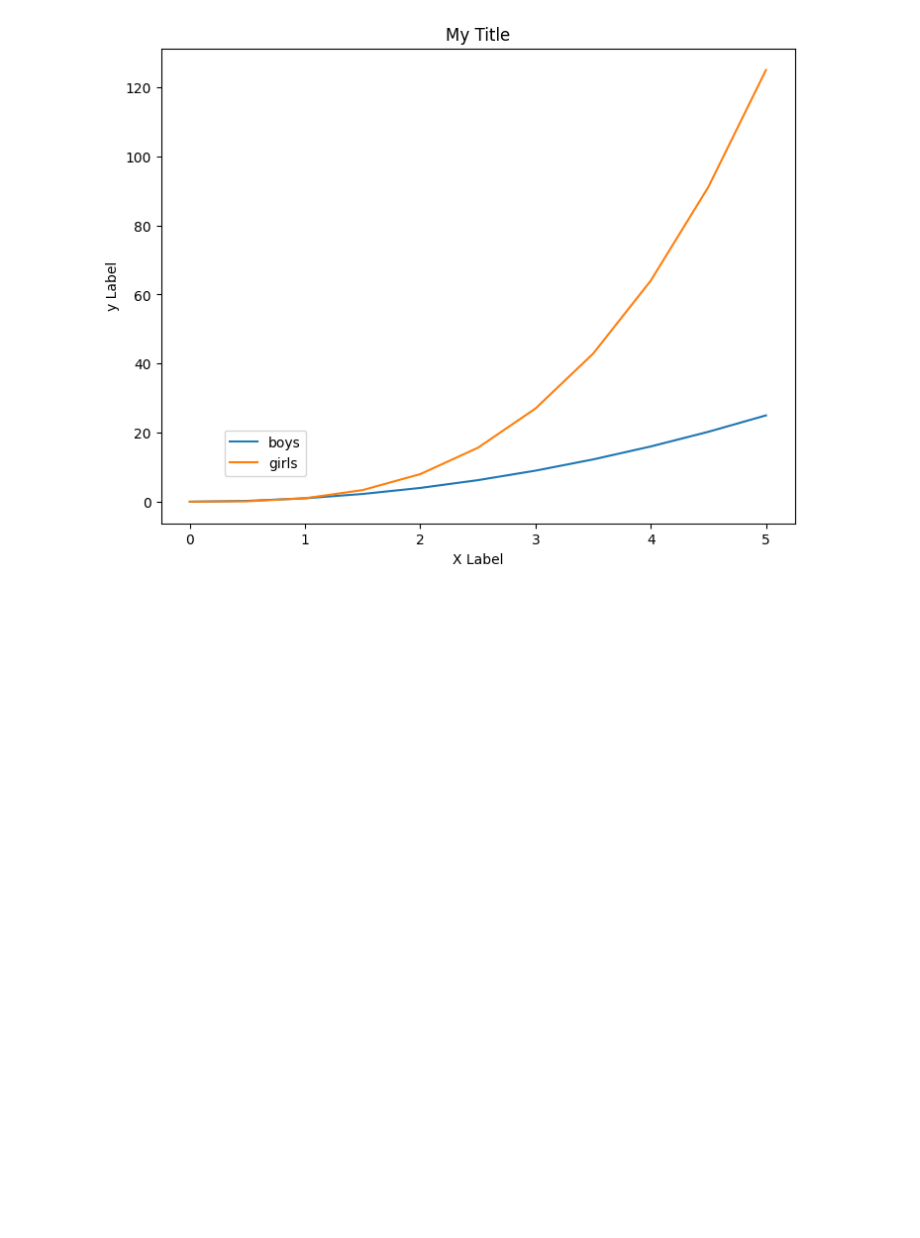
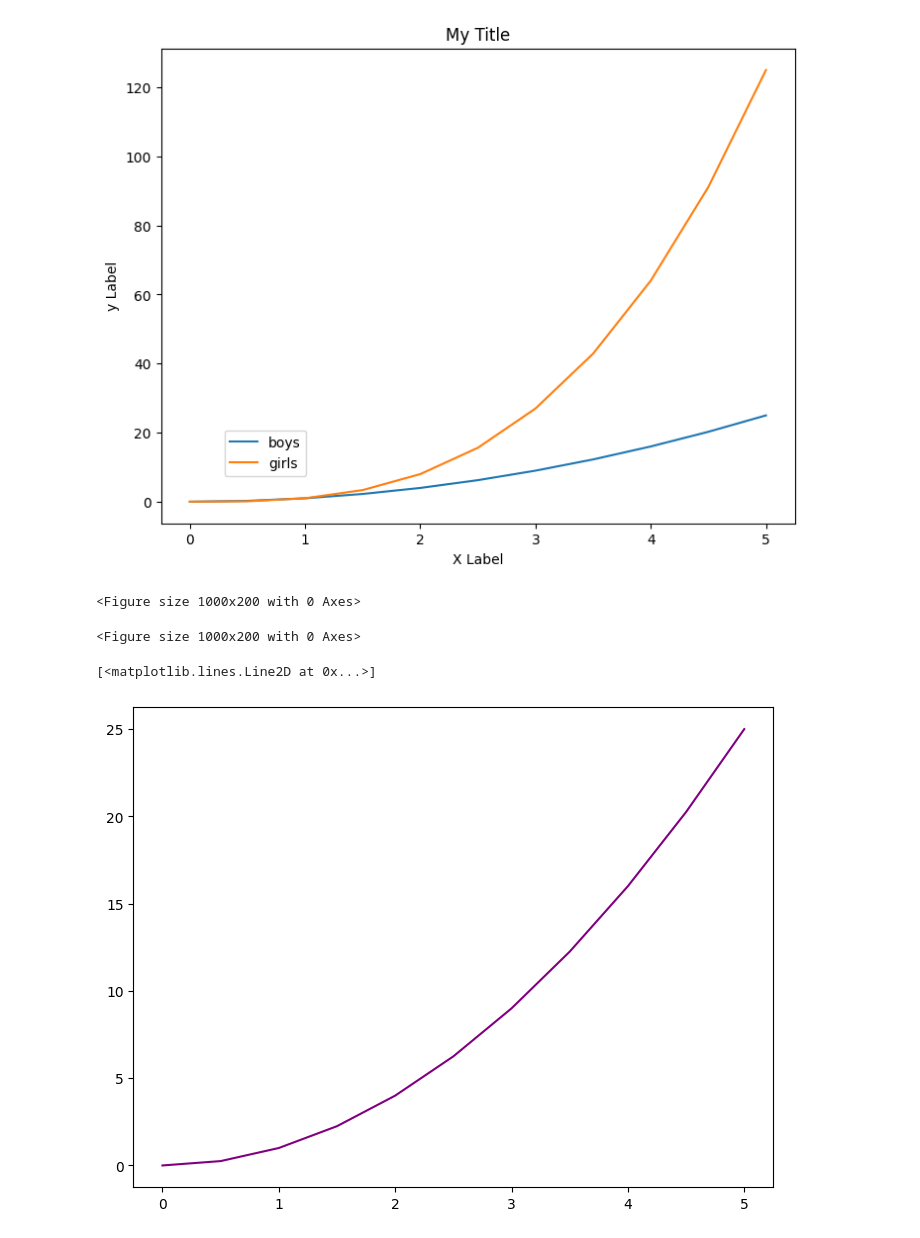
Before and after one commit to abdullah4tech/DataScience, a Jupyter notebook: matplotlib.ipynb, the cells around one changed output. Cells and saved outputs as stored; diff of their text form; code cells hidden in the pictures; blank space fills up the shorter version.

```diff
--- a/matplotlib.ipynb
+++ b/matplotlib.ipynb
@@ -162,3 +162,16 @@ axes1.legend(loc=(0.1,0.1))
 # %% [output]
 <matplotlib.legend.Legend at 0x...>
 [figure]
+# %%
+fig = plt.figure(figsize=(10, 2))
+axes = fig.add_axes([1])
+# %% [output]
+<Figure size 1000x200 with 0 Axes>
+<Figure size 1000x200 with 0 Axes>
+# %%
+fig3 = plt.figure()
+ax = fig3.add_axes([0,0,1,1])
+ax.plot(x,y,color='purple')
+# %% [output]
+[<matplotlib.lines.Line2D at 0x...>]
+[figure, added]
```
Also changed, not shown: parts of 7 cells of this notebook, 1 other file.
